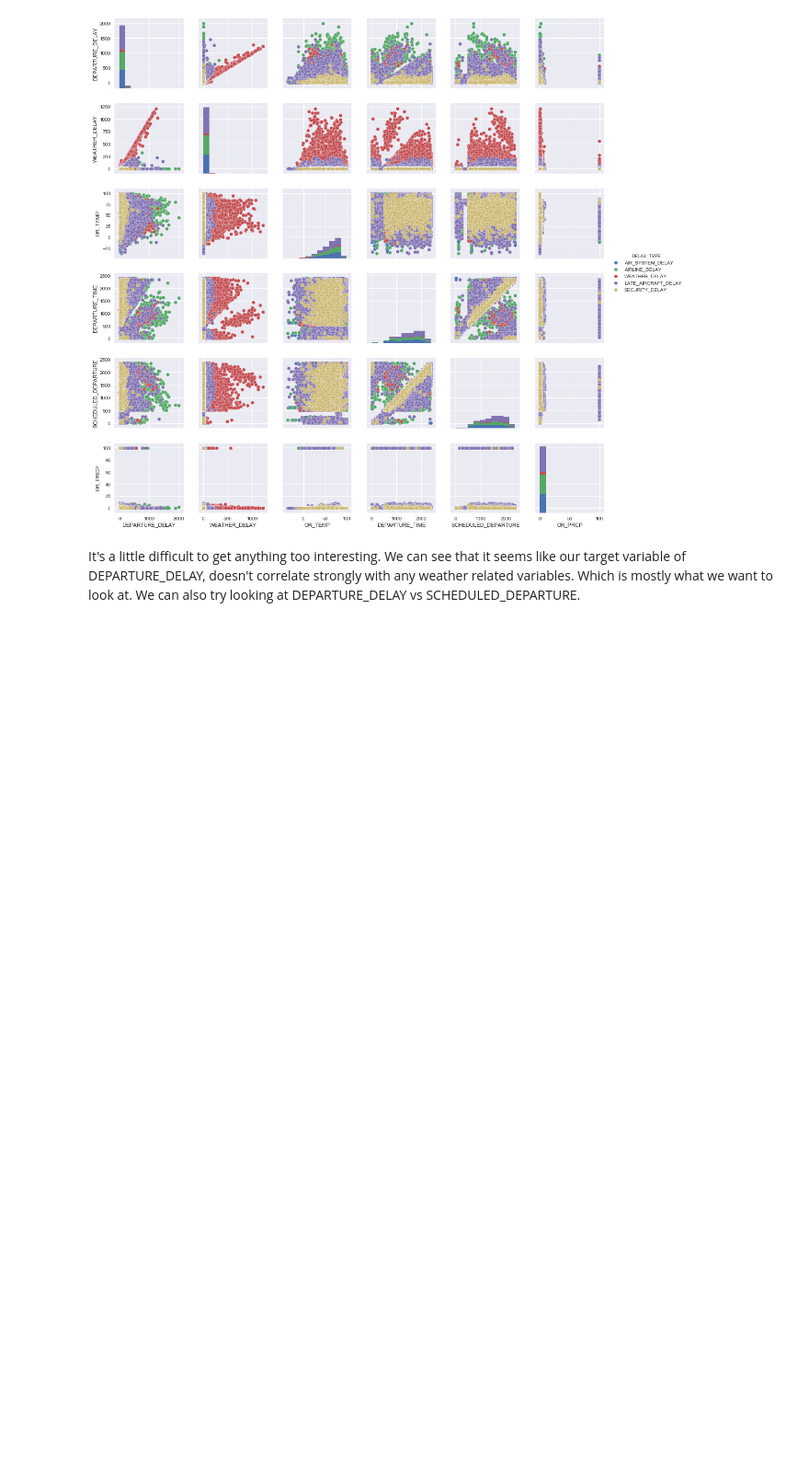
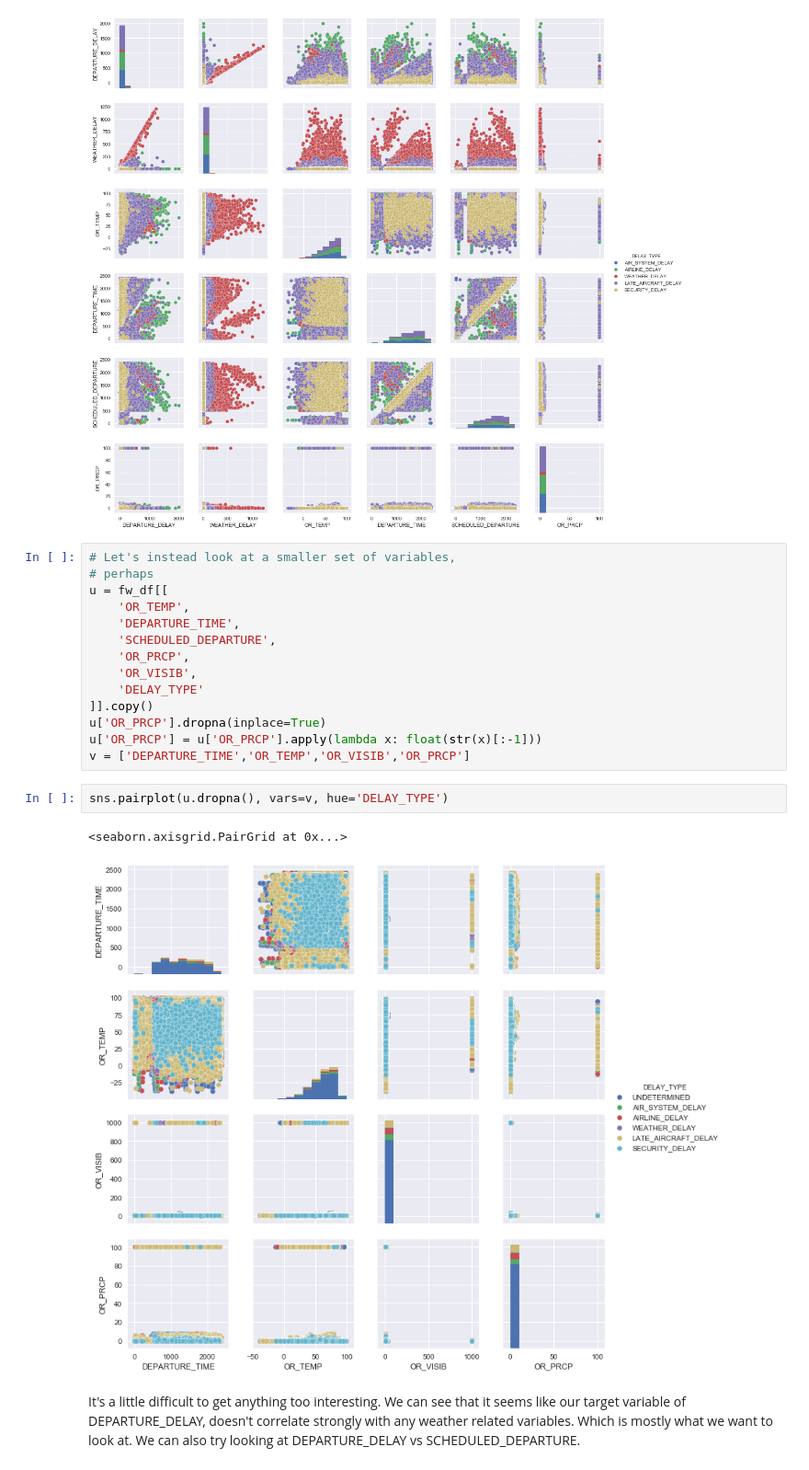
Before and after one commit to UNCG-CSE/Volag, a Jupyter notebook: src/decision_trees.ipynb, the cells around one changed output. Shown at 92% size. Cells and saved outputs as stored; diff of their text form; blank space fills up the shorter version.

Commit message:
pairplot departure time and various weather variables

```diff
--- a/src/decision_trees.ipynb
+++ b/src/decision_trees.ipynb
@@ -130,6 +106,25 @@ sns.pairplot(t.dropna(), hue='DELAY_TYPE')
 # %% [output]
 <seaborn.axisgrid.PairGrid at 0x...>
 [figure]
+# %%
+# Let's instead look at a smaller set of variables,
+# perhaps
+u = fw_df[[
+    'OR_TEMP',
+    'DEPARTURE_TIME',
+    'SCHEDULED_DEPARTURE',
+    'OR_PRCP',
+    'OR_VISIB',
+    'DELAY_TYPE'
+]].copy()
+u['OR_PRCP'].dropna(inplace=True)
+u['OR_PRCP'] = u['OR_PRCP'].apply(lambda x: float(str(x)[:-1]))
+v = ['DEPARTURE_TIME','OR_TEMP','OR_VISIB','OR_PRCP']
+# %%
+sns.pairplot(u.dropna(), vars=v, hue='DELAY_TYPE')
+# %% [output]
+<seaborn.axisgrid.PairGrid at 0x...>
+[figure, added]
 # %% [markdown]
 It's a little difficult to get anything too interesting. We can see that it seems like our target
 variable of DEPARTURE_DELAY, doesn't correlate strongly with any weather related variables. Which
```
Also changed, not shown: parts of 3 cells of this notebook.
